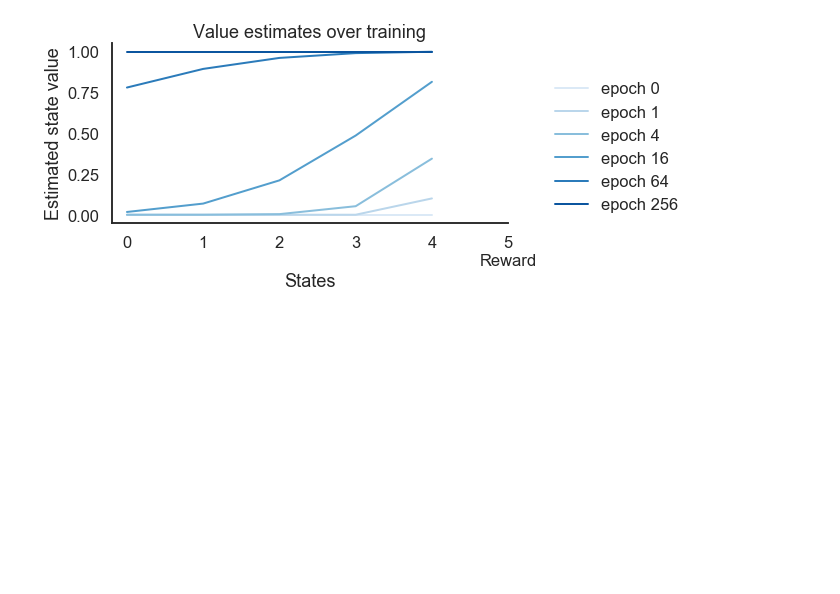
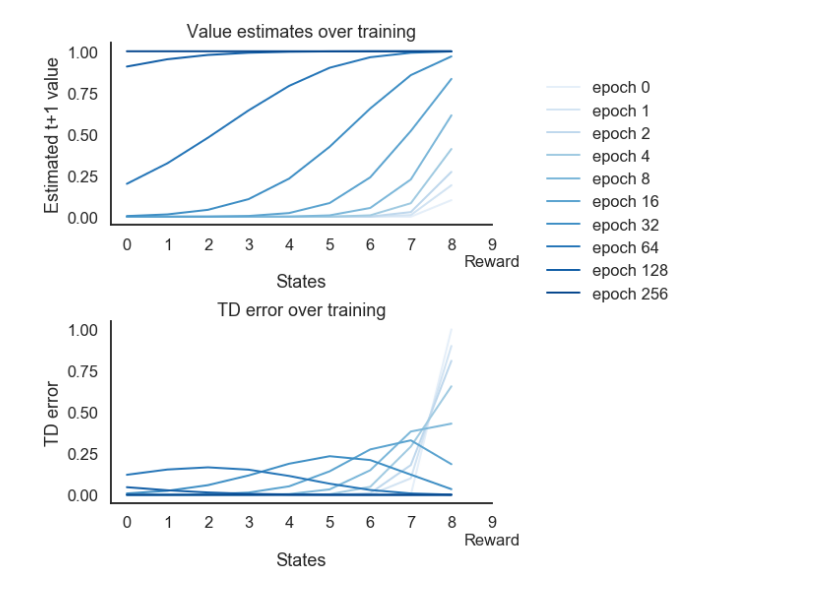
Before and after one commit to qihongl/demo-td, a Jupyter notebook: td-simple.ipynb, the cells around one changed output. Drawn from its saved outputs; the diff is of its cells as text; code cells hidden in the pictures; blank space fills up the shorter version.

```diff
--- a/td-simple.ipynb
+++ b/td-simple.ipynb
@@ -15,14 +15,8 @@ this script is ...
 https://github.com/ShangtongZhang/reinforcement-learning-an-introduction/blob/master/chapter06/random_walk.py
 """
 
+
 import numpy as np
 import matplotlib.pyplot as plt
 import seaborn as sns
 sns.set(style='white', context='talk', rc={"lines.linewidth": 2})
-
-# define the number of states
-n_states = 6
-# define the reward
-R = np.zeros(n_states)
-# the last state has the reward
-R[-1] = 1
@@ -57,29 +22,0 @@ def run_agent(V, alpha=0.1):
-# %%
-# plot the results
-f, ax = plt.subplots(1, 1, figsize=(7, 4))
-
-episodes_to_plot = [0] + [2**k for k in np.arange(0, 10, 2)]
-col_pal = sns.color_palette('Blues', n_colors=len(episodes_to_plot))
-current_values = np.zeros(n_states)
-j = 0
-for i in range(episodes_to_plot[-1] + 1):
-    if i in episodes_to_plot:
-        ax.plot(
-            range(n_states-1), current_values[:-1],
-            label=f'epoch {i}', color=col_pal[j])
-        j += 1
-    run_agent(current_values)
-
-
-ax.set_xlabel('States')
-ax.set_xticks(range(n_states))
-xticklabels = [i for i in range(n_states)]
-xticklabels[-1] = f'{n_states-1}\nReward'
-ax.set_xticklabels(xticklabels)
-ax.set_title('Value estimates over training')
-ax.set_ylabel('Estimated state value')
-f.legend(frameon=False, bbox_to_anchor=(1.3, .8))
-f.tight_layout()
-sns.despine()
-# %% [output]
-[figure, removed]
@@ -85,0 +59,40 @@ sns.despine()
+# %%
+"""
+show results
+"""
+
+
+def plot_helper(data_log, ax):
+    for i, epoch_id in enumerate(episodes_to_plot):
+        ax.plot(
+            range(n_states-1), data_log[epoch_id, :-1],
+            color=col_pal[i]
+        )
+    ax.set_xlabel('States')
+    ax.set_xticks(range(n_states))
+    xticklabels = [i for i in range(n_states)]
+    xticklabels[-1] = f'{n_states-1}\nReward'
+    ax.set_xticklabels(xticklabels)
+
+
+# organize the results
+episodes_to_plot = [0] + [2**k for k in np.arange(0, 9, 1)]
+col_pal = sns.color_palette('Blues', n_colors=len(episodes_to_plot))
+
+data = [value_log, error_log]
+titles = ['Value estimates over training', 'TD error over training']
+ylabels = ['Estimated t+1 value', 'TD error']
+
+# plot the results
+f, axes = plt.subplots(2, 1, figsize=(7, 8))
+for i, ax in enumerate(axes):
+    plot_helper(data[i], ax)
+    ax.set_title(titles[i])
+    ax.set_ylabel(ylabels[i])
+
+f.legend([f'epoch {epoch_id}' for epoch_id in episodes_to_plot],
+         frameon=False, bbox_to_anchor=(1.3, .9))
+f.tight_layout()
+sns.despine()
+# %% [output]
+[figure, added]
```
Also changed, not shown: parts of 2 cells of this notebook.
